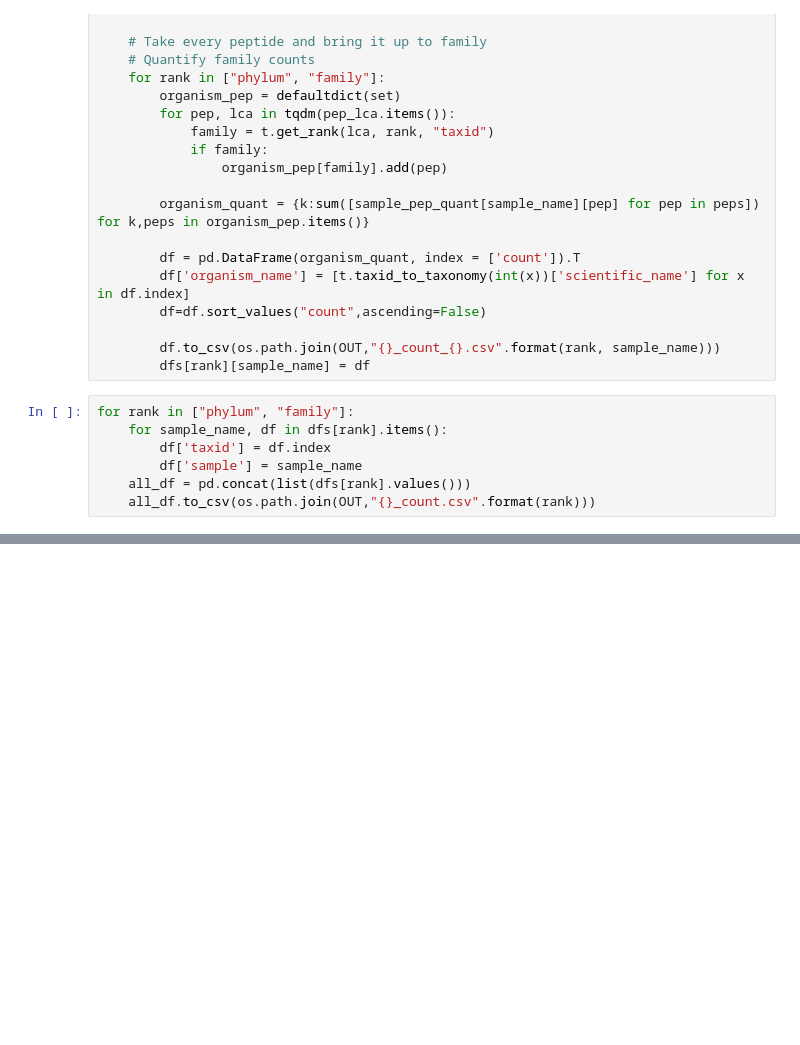
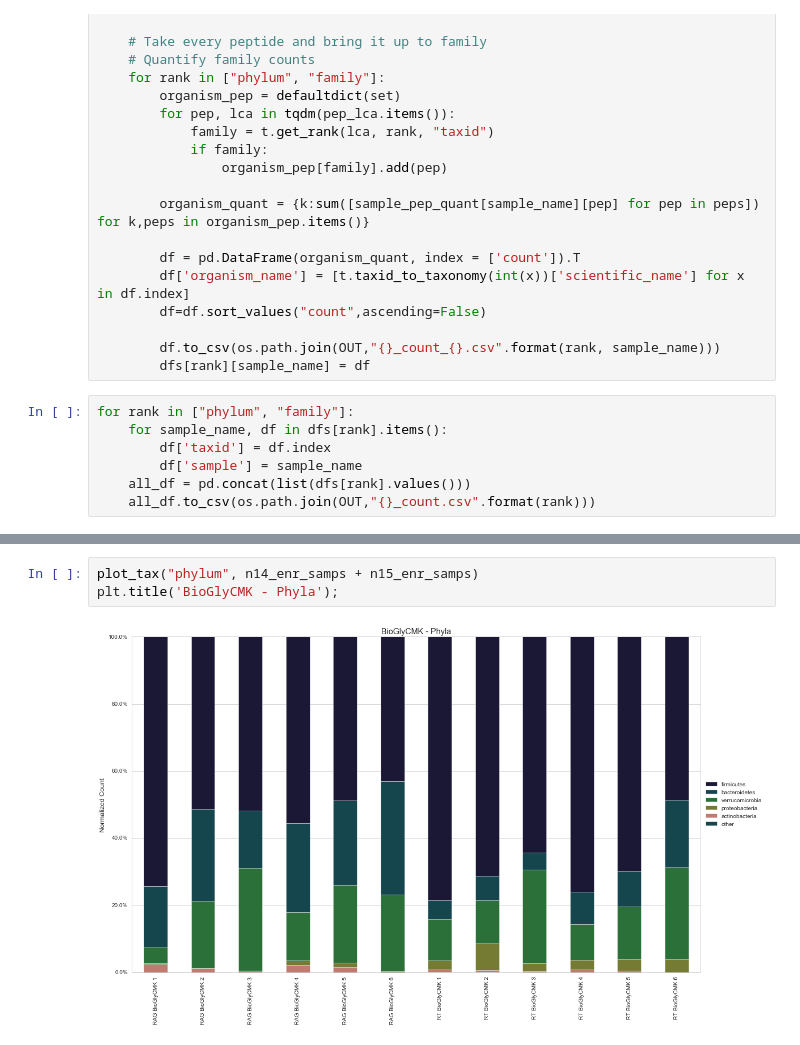
Before and after one commit to mmayers12/n15_mice, a Jupyter notebook: ipynbs/Taxonomy-analysis.ipynb, the cells around one changed output, grey strips where cells are left out. Drawn from its saved outputs; the diff is of its cells as text; blank space fills up the shorter version.

```diff
--- a/ipynbs/Taxonomy-analysis.ipynb
+++ b/ipynbs/Taxonomy-analysis.ipynb
@@ -249,0 +235,5 @@ f.subplots_adjust(right=0.8)
+# %%
+plot_tax("phylum", n14_enr_samps + n15_enr_samps)
+plt.title('BioGlyCMK - Phyla');
+# %% [output]
+[figure, added]
```
Also changed, not shown: parts of 13 cells of this notebook.
